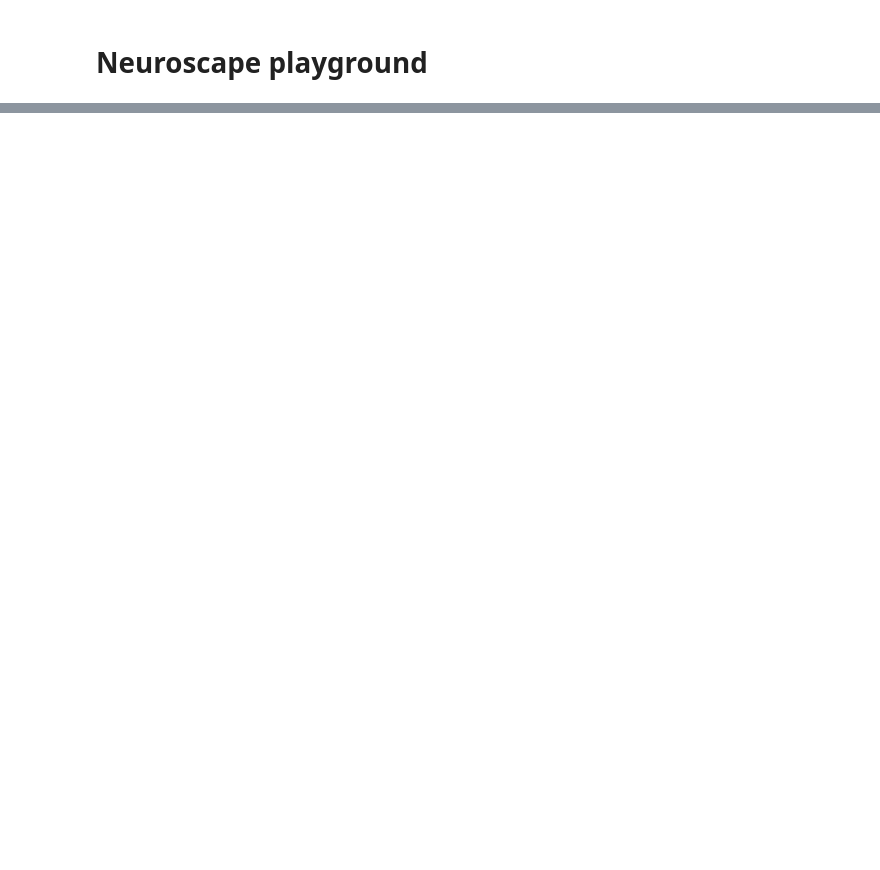
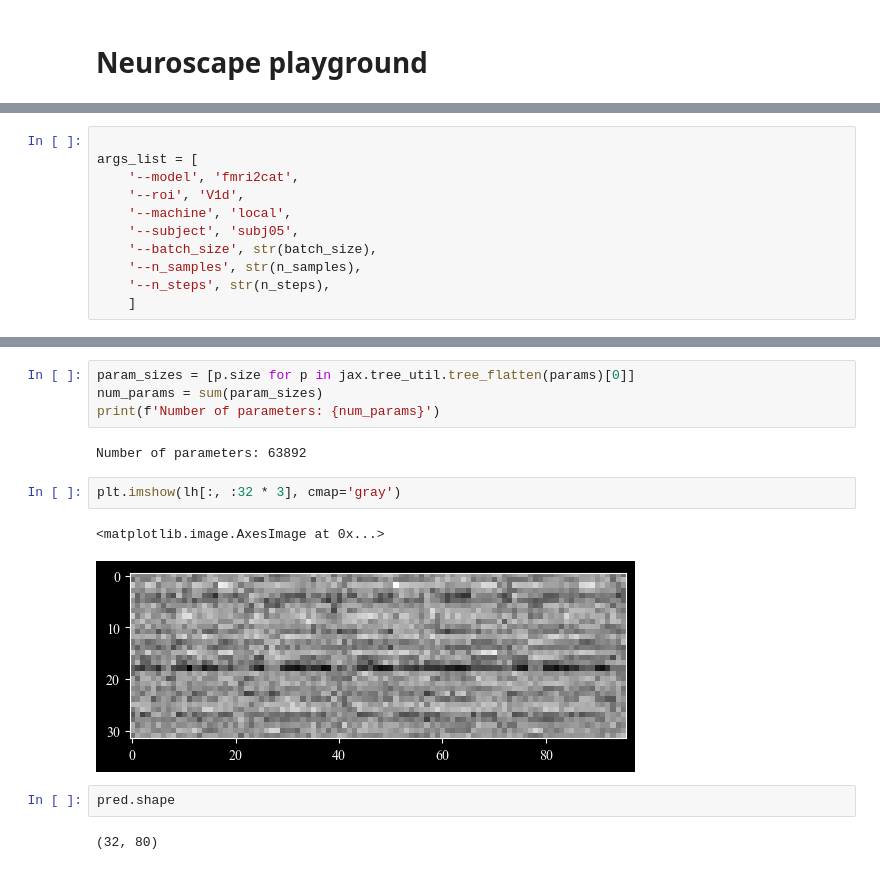
Before and after one commit to syrkis/neuroscope, a Jupyter notebook: notebooks/ml.ipynb, the cells around one changed output, grey strips where cells are left out. Drawn from its saved outputs; the diff is of its cells as text; blank space fills up the shorter version.

Commit message:
ml nb fmri to cat test

```diff
--- a/notebooks/ml.ipynb
+++ b/notebooks/ml.ipynb
@@ -52,0 +30,11 @@ np.save(os.path.join(DATA_DIR, 'rh_corr_mat.npy'), corr_matrix)
+# %%
+
+args_list = [
+    '--model', 'fmri2cat',
+    '--roi', 'V1d',
+    '--machine', 'local',
+    '--subject', 'subj05',
+    '--batch_size', str(batch_size),
+    '--n_samples', str(n_samples),
+    '--n_steps', str(n_steps),
+    ]
@@ -53,2 +115,17 @@ np.save(os.path.join(DATA_DIR, 'rh_corr_mat.npy'), corr_matrix)
+# %%
+param_sizes = [p.size for p in jax.tree_util.tree_flatten(params)[0]]
+num_params = sum(param_sizes)
+print(f'Number of parameters: {num_params}')
+# %% [output]
+Number of parameters: 63892
+# %%
+plt.imshow(lh[:, :32 * 3], cmap='gray')
+# %% [output]
+<matplotlib.image.AxesImage at 0x...>
+[figure, added]
+# %%
+pred.shape
+# %% [output]
+(32, 80)
 # %%
 # %% [output]
```
Also changed, not shown: parts of 25 cells of this notebook, 5 other files.
